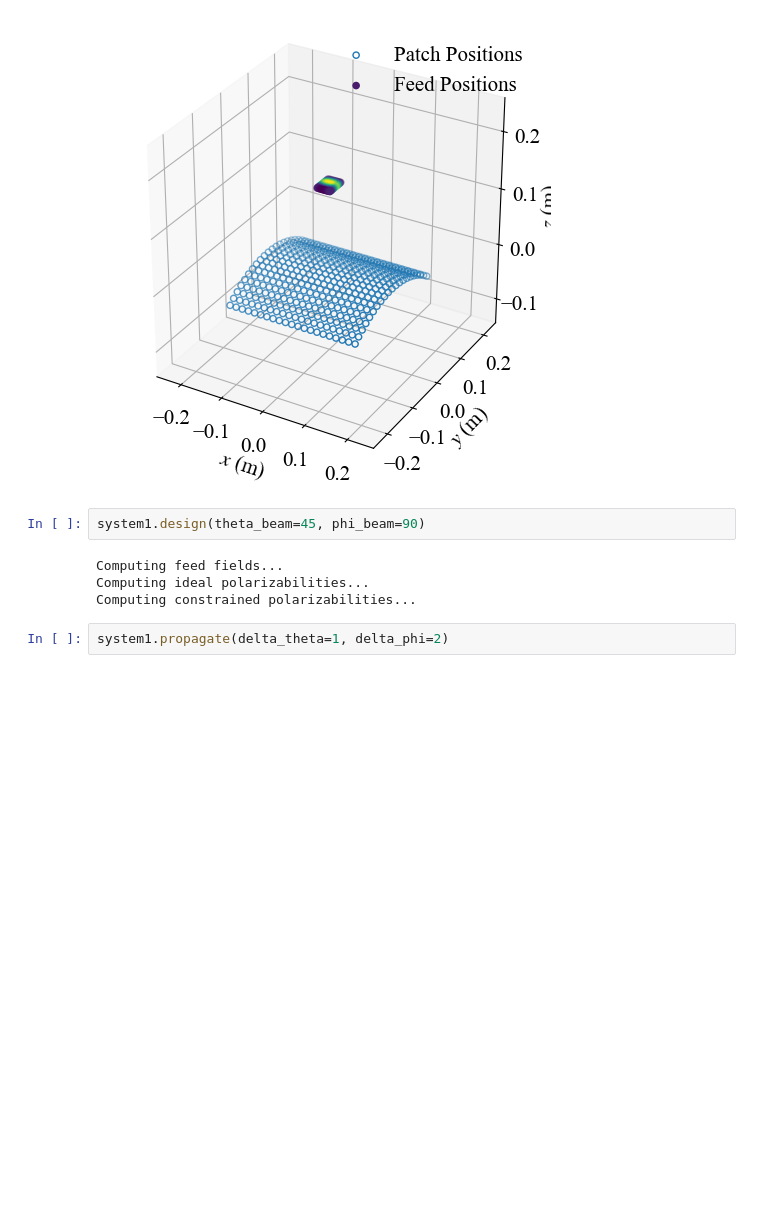
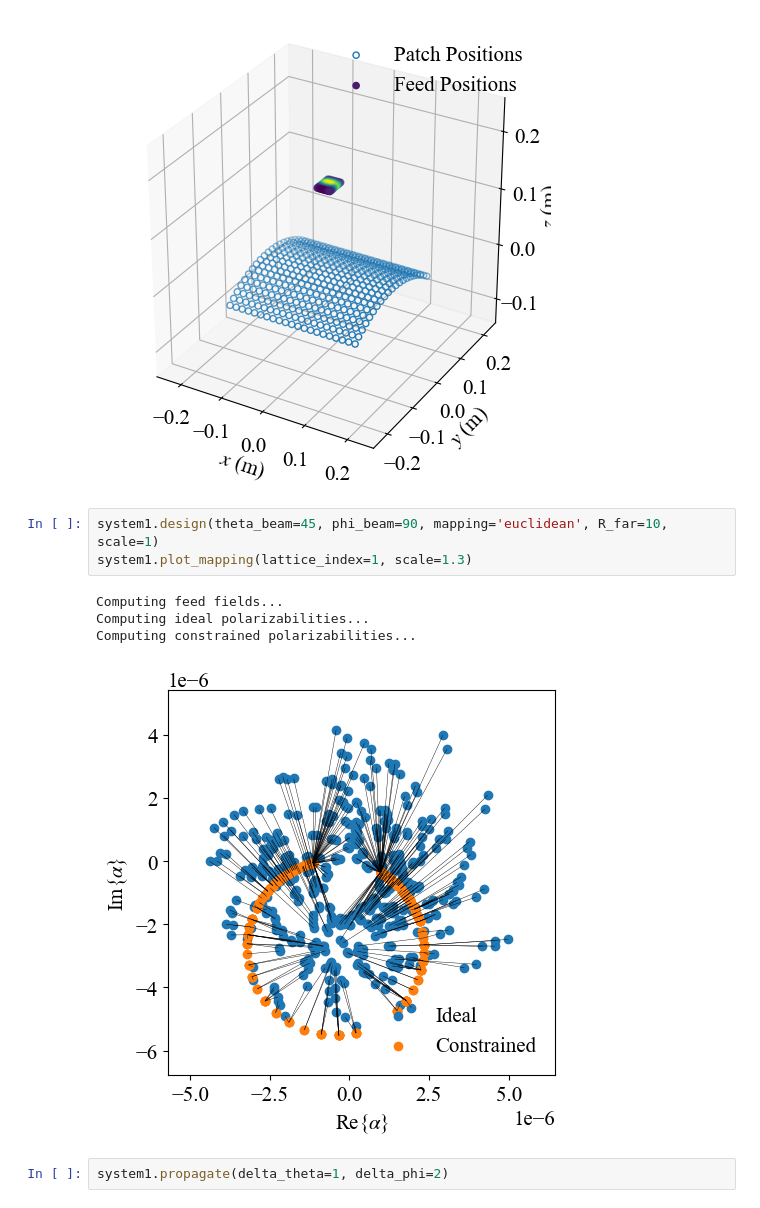
Before and after one commit to aaronvd/dipole-model-reflectarray, a Jupyter notebook: scripts/test.ipynb, the cells around one changed output. Cells and saved outputs as stored; diff of their text form; blank space fills up the shorter version.

```diff
--- a/scripts/test.ipynb
+++ b/scripts/test.ipynb
@@ -50,11 +50,13 @@ system1.plot()
 # %% [output]
 [figure]
 # %%
-system1.design(theta_beam=45, phi_beam=90)
+system1.design(theta_beam=45, phi_beam=90, mapping='euclidean', R_far=10, scale=1)
+system1.plot_mapping(lattice_index=1, scale=1.3)
 # %% [output]
 Computing feed fields...
 Computing ideal polarizabilities...
 Computing constrained polarizabilities...
+[figure, added]
 # %%
 system1.propagate(delta_theta=1, delta_phi=2)
 # %%
```
Also changed, not shown: parts of 2 cells of this notebook, 2 other files.
